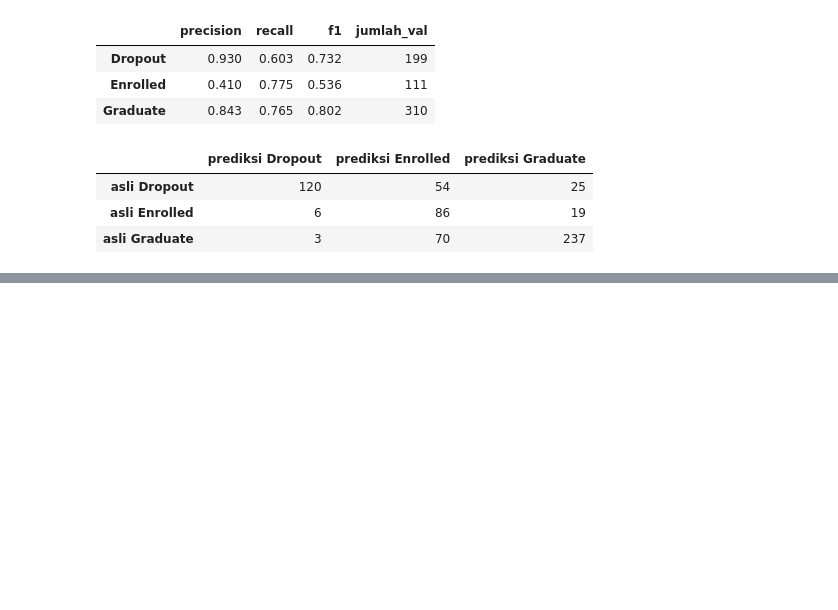
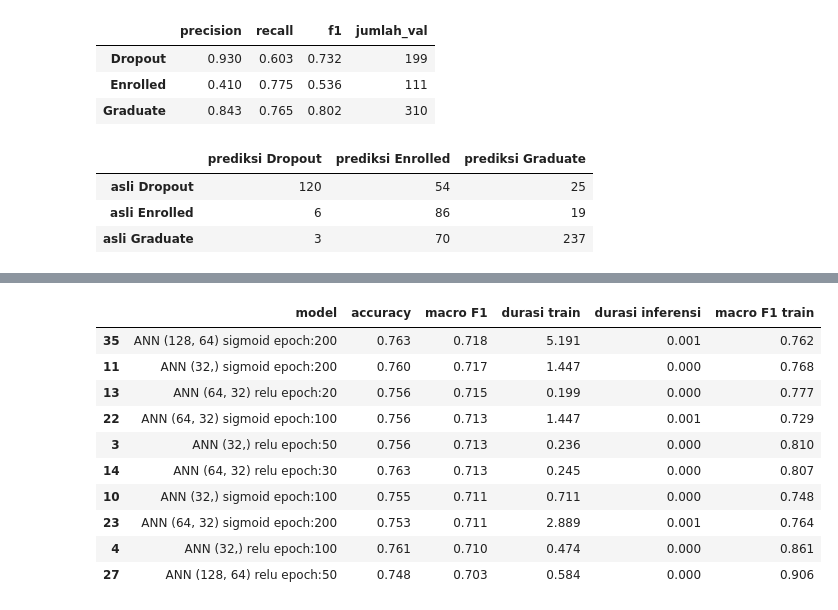
Before and after one commit to RuhullahReza/Project-2-Advanced-AI, a Jupyter notebook: model.ipynb, the cells around one changed output, grey strips where cells are left out. Drawn from its saved outputs; the diff is of its cells as text; code cells hidden in the pictures; blank space fills up the shorter version.

```diff
--- a/model.ipynb
+++ b/model.ipynb
@@ -760,0 +877,12 @@ pd.DataFrame(hasil_depth).round(3)
+# %%
+hasil_epoch = []
+
+for n_epoch in [10, 20, 30, 50, 100]:
+    model = NeuralNetwork(hidden_layer_sizes=(64,32),activation="relu", learning_rate=0.01, batch_size=32, epochs=n_epoch, random_state=RANDOM_STATE)
+
+    hasil = evaluasi(f"ANN epoch:{n_epoch}", model, X_fit, y_fit, X_v, y_v)
+    hasil["macro F1 train"] = f1_score(y_fit, model.predict(X_fit), average="macro")
+
+    hasil_epoch.append(hasil)
+
+pd.DataFrame(hasil_epoch).round(3)
@@ -760,0 +896,25 @@ pd.DataFrame(hasil_depth).round(3)
+# %%
+hasil_ann = []
+
+for layer in[(32,), (64, 32), (128,64)]:
+    for aktivasi in ["relu", "sigmoid"]:
+        for n_epoch in [10, 20, 30, 50, 100, 200]:
+            model = NeuralNetwork(hidden_layer_sizes=layer, activation=aktivasi, learning_rate=0.01, batch_size=32, epochs=n_epoch, random_state=RANDOM_STATE)
+            hasil = evaluasi(f"ANN {layer} {aktivasi} epoch:{n_epoch}", model, X_fit, y_fit, X_v, y_v)
+            hasil["macro F1 train"] = f1_score(y_fit, model.predict(X_fit), average="macro")
+
+            hasil_ann.append(hasil)
+
+pd.DataFrame(hasil_ann).sort_values("macro F1", ascending=False).head(10).round(3)
+# %% [output]
+|  | model | accuracy | macro F1 | durasi train | durasi inferensi | macro F1 train |
+| 35 | ANN (128, 64) sigmoid epoch:200 | 0.763 | 0.718 | 5.191 | 0.001 | 0.762 |
+| 11 | ANN (32,) sigmoid epoch:200 | 0.760 | 0.717 | 1.447 | 0.000 | 0.768 |
+| 13 | ANN (64, 32) relu epoch:20 | 0.756 | 0.715 | 0.199 | 0.000 | 0.777 |
+| 22 | ANN (64, 32) sigmoid epoch:100 | 0.756 | 0.713 | 1.447 | 0.001 | 0.729 |
+| 3 | ANN (32,) relu epoch:50 | 0.756 | 0.713 | 0.236 | 0.000 | 0.810 |
+| 14 | ANN (64, 32) relu epoch:30 | 0.763 | 0.713 | 0.245 | 0.000 | 0.807 |
+| 10 | ANN (32,) sigmoid epoch:100 | 0.755 | 0.711 | 0.711 | 0.000 | 0.748 |
+| 23 | ANN (64, 32) sigmoid epoch:200 | 0.753 | 0.711 | 2.889 | 0.001 | 0.764 |
+| 4 | ANN (32,) relu epoch:100 | 0.761 | 0.710 | 0.474 | 0.000 | 0.861 |
+| 27 | ANN (128, 64) relu epoch:50 | 0.748 | 0.703 | 0.584 | 0.000 | 0.906 |
```
Also changed, not shown: parts of 16 cells of this notebook, 2 other files.
